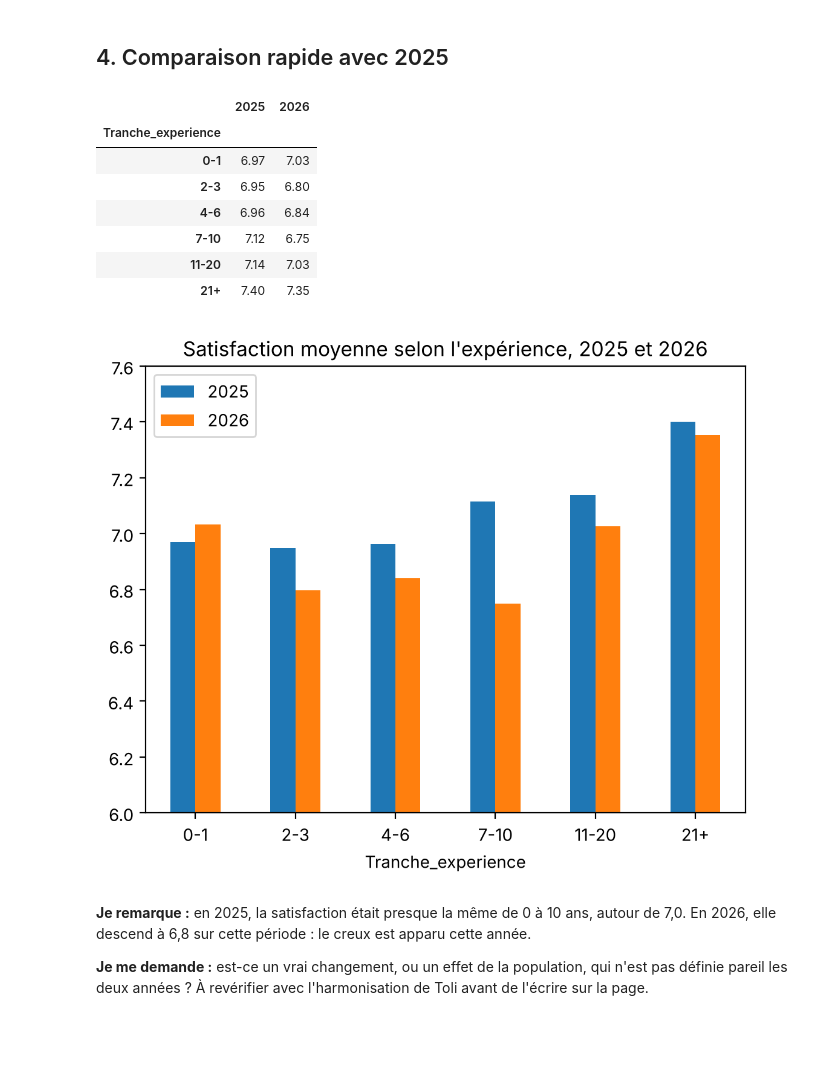
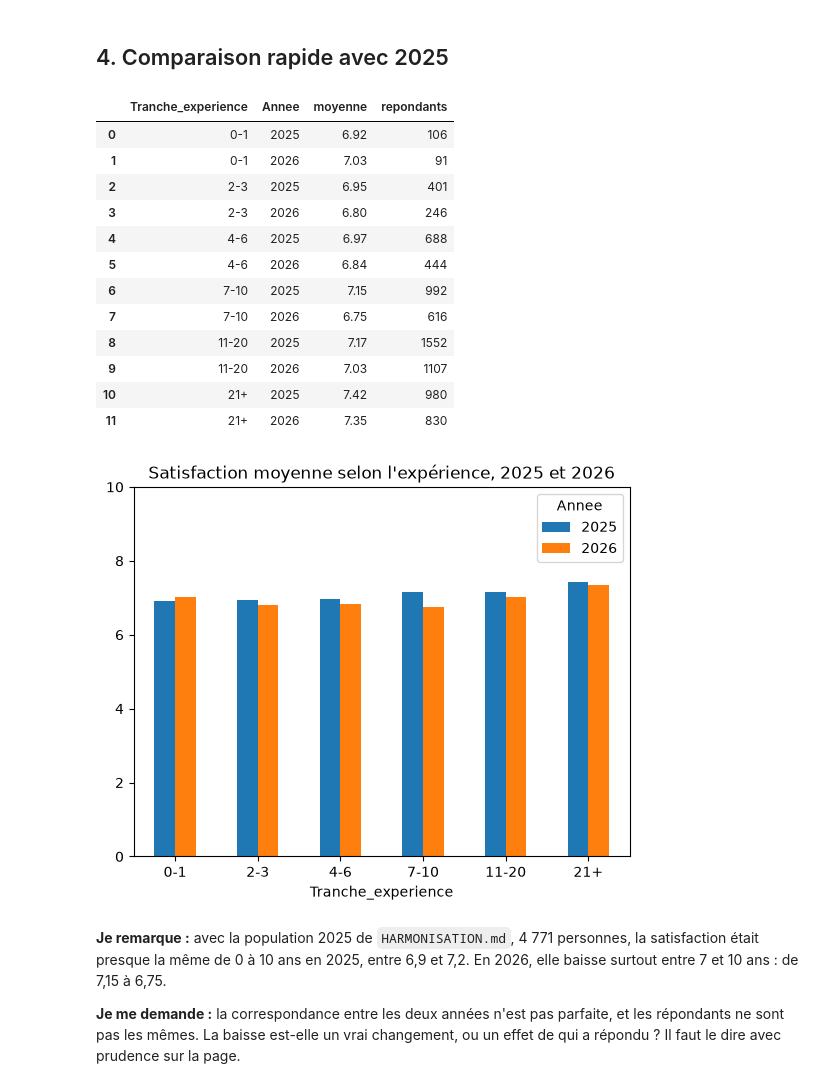
Before and after one commit to Amineelantari/projet-datavis-so2026, a Jupyter notebook: notebooks/axe1_satisfaction.ipynb, the cells around one changed output. Cells and saved outputs as stored; diff of their text form; code cells hidden in the pictures; blank space fills up the shorter version.

```diff
--- a/notebooks/axe1_satisfaction.ipynb
+++ b/notebooks/axe1_satisfaction.ipynb
@@ -103,36 +90,37 @@ display(par_secteur.round(2))
 **Je me demande :** comment afficher la comparaison ESN sans montrer des chiffres sur 16 personnes ? Il faudra regrouper des tranches, ou masquer celles sous le seuil.
 # %% [markdown]
 ## 4. Comparaison rapide avec 2025
-# %%
-# comparaison provisoire : en attendant HARMONISATION.md de Toli,
-# je prends les développeurs pros de 2025 dans les mêmes pays
-pays = ["France", "Switzerland", "Germany", "Belgium", "Luxembourg", "Italy", "Spain"]
-d2025 = charger(2025)
-d2025 = d2025[(d2025["MainBranch"] == "I am a developer by profession") & d2025["Country"].isin(pays)].dropna(subset=["JobSat"]).copy()
-d2025["Tranche_experience"] = pd.cut(pd.to_numeric(d2025["WorkExp"], errors="coerce"), bornes, labels=noms)
-
-comparaison = pd.DataFrame({
-    "2025": d2025.groupby("Tranche_experience", observed=True)["JobSat"].mean(),
-    "2026": notes.groupby("Tranche_experience", observed=True)["JobSat"].mean(),
-})
-display(comparaison.round(2))
-comparaison.plot.bar(rot=0, title="Satisfaction moyenne selon l'expérience, 2025 et 2026")
-plt.ylim(6, 7.6)
-plt.show()
-# %% [output]
-|  | 2025 | 2026 |
-| Tranche_experience |  |  |
-| 0-1 | 6.97 | 7.03 |
-| 2-3 | 6.95 | 6.80 |
-| 4-6 | 6.96 | 6.84 |
-| 7-10 | 7.12 | 6.75 |
-| 11-20 | 7.14 | 7.03 |
-| 21+ | 7.40 | 7.35 |
-[figure, removed]
-# %% [markdown]
-**Je remarque :** en 2025, la satisfaction était presque la même de 0 à 10 ans, autour de 7,0. En 2026, elle descend à 6,8 sur cette période : le creux est apparu cette année.
-
-**Je me demande :** est-ce un vrai changement, ou un effet de la population, qui n'est pas définie pareil les deux années ? À revérifier avec l'harmonisation de Toli avant de l'écrire sur la page.
+# %%
+# population 2025 définie comme en 2026, d'après HARMONISATION.md
+d2025 = population_2025(charger(2025))
+d2025 = d2025[d2025["Zone"].isin(["France", "Pays frontaliers"])]
+
+comparaison = comparaison_2025(zone, d2025)
+display(comparaison.round(2))
+
+tableau = comparaison.pivot(index="Tranche_experience", columns="Annee", values="moyenne")
+tableau.plot.bar(rot=0, title="Satisfaction moyenne selon l'expérience, 2025 et 2026")
+plt.ylim(0, 10)
+plt.show()
+# %% [output]
+|  | Tranche_experience | Annee | moyenne | repondants |
+| 0 | 0-1 | 2025 | 6.92 | 106 |
+| 1 | 0-1 | 2026 | 7.03 | 91 |
+| 2 | 2-3 | 2025 | 6.95 | 401 |
+| 3 | 2-3 | 2026 | 6.80 | 246 |
+| 4 | 4-6 | 2025 | 6.97 | 688 |
+| 5 | 4-6 | 2026 | 6.84 | 444 |
+| 6 | 7-10 | 2025 | 7.15 | 992 |
+| 7 | 7-10 | 2026 | 6.75 | 616 |
+| 8 | 11-20 | 2025 | 7.17 | 1552 |
+| 9 | 11-20 | 2026 | 7.03 | 1107 |
+| 10 | 21+ | 2025 | 7.42 | 980 |
+| 11 | 21+ | 2026 | 7.35 | 830 |
+[figure, added]
+# %% [markdown]
+**Je remarque :** avec la population 2025 de `HARMONISATION.md`, 4 771 personnes, la satisfaction était presque la même de 0 à 10 ans en 2025, entre 6,9 et 7,2. En 2026, elle baisse surtout entre 7 et 10 ans : de 7,15 à 6,75.
+
+**Je me demande :** la correspondance entre les deux années n'est pas parfaite, et les répondants ne sont pas les mêmes. La baisse est-elle un vrai changement, ou un effet de qui a répondu ? Il faut le dire avec prudence sur la page.
 # %% [markdown]
 ## Ce que je retiens pour la page
 
```
Also changed, not shown: parts of 6 cells of this notebook.
